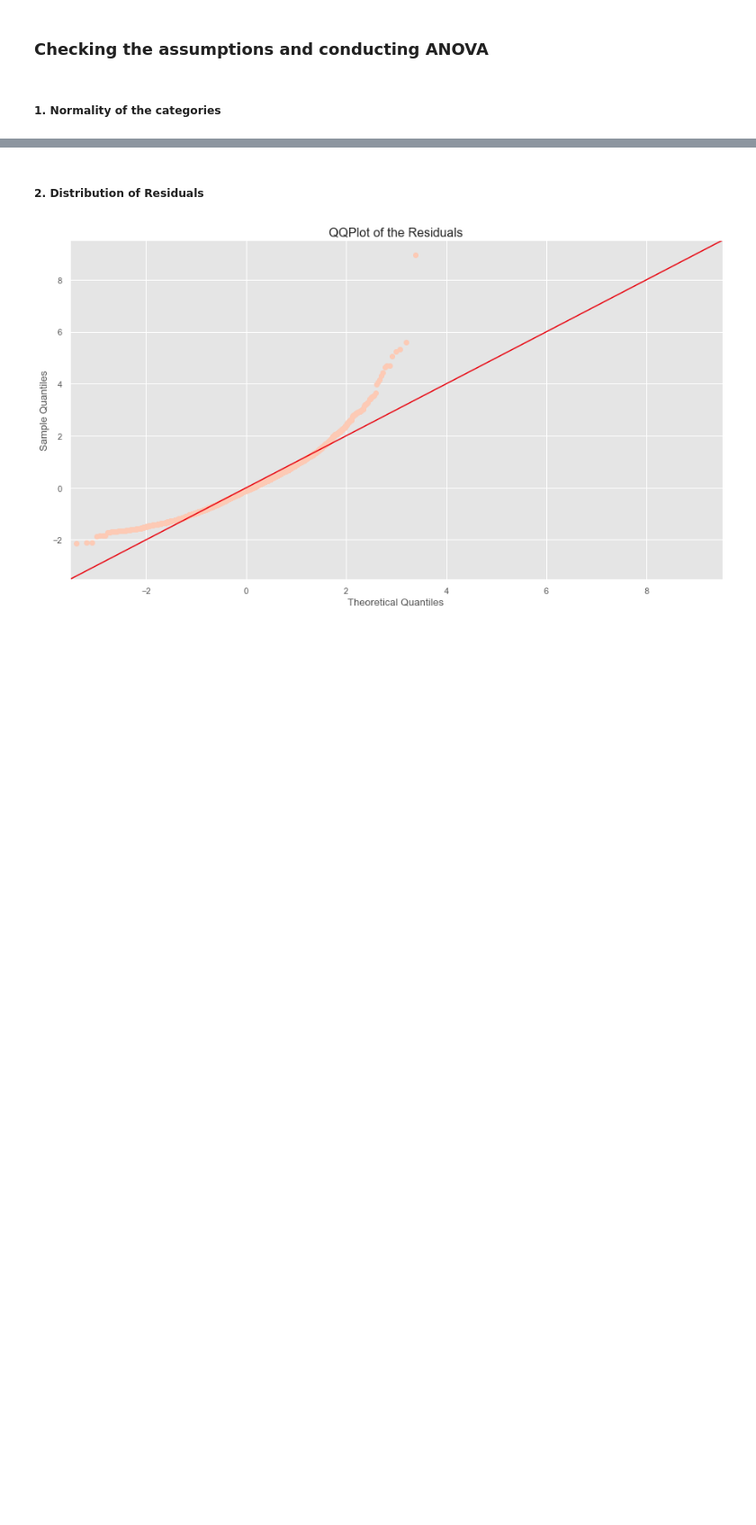
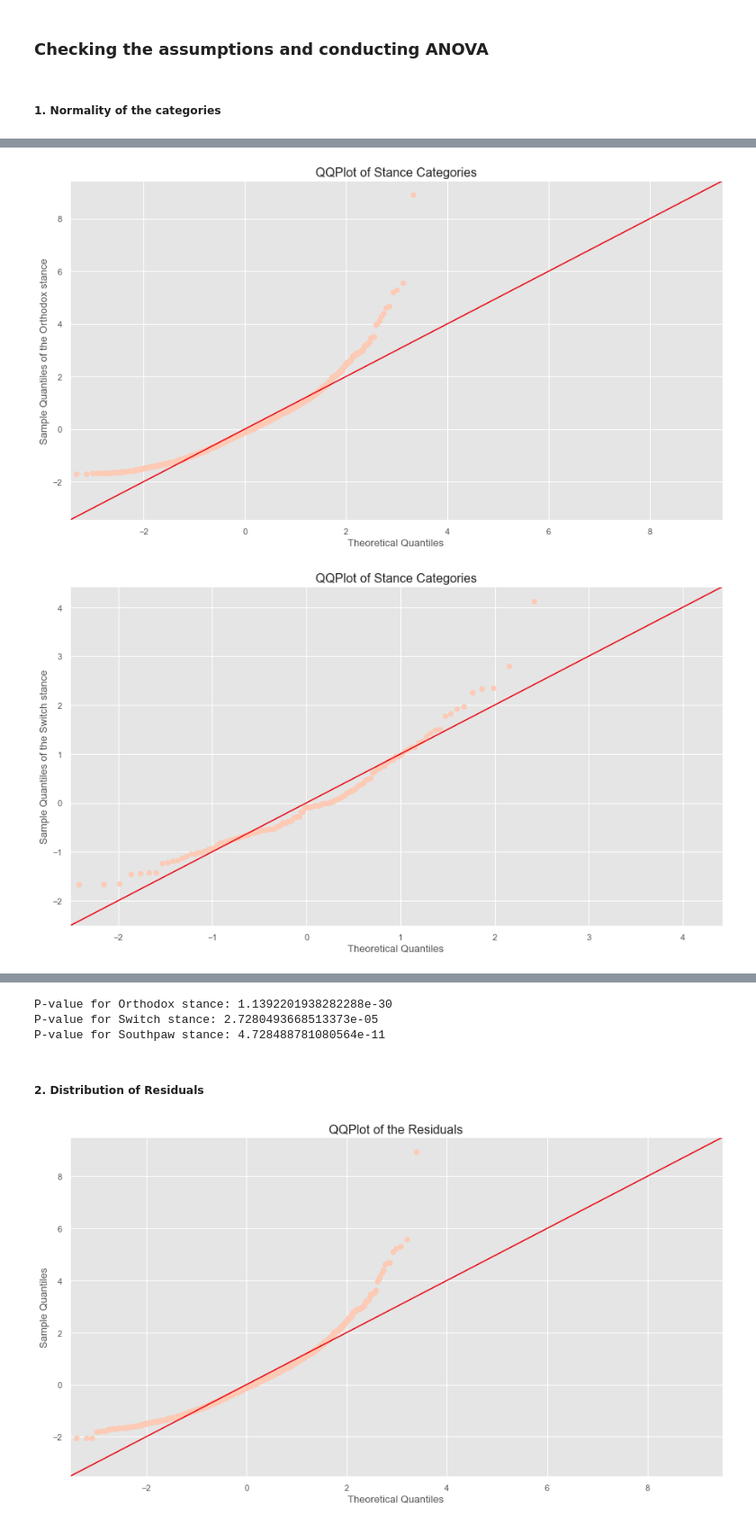
Before and after one commit to kamalzada/Machine-Learning-Projects, a Jupyter notebook: UFC_fighter-stance/stance-strikes.ipynb, the cells around one changed output, grey strips where cells are left out. Shown: that part at 90% size. Saved outputs shown, nothing was run; the diff lists cells and outputs as text; code cells hidden in the pictures; blank space fills up the shorter version.

Commit message:
shapiro-wilk

```diff
--- a/UFC_fighter-stance/stance-strikes.ipynb
+++ b/UFC_fighter-stance/stance-strikes.ipynb
@@ -441 +443,15 @@ P value for Switch category: 0.004534796476545929
 P value for Southpaw category: 0.0009999999999998899
+# %%
+#Let's check theoretical vs actual quantiles and see how much they differ
+for f in df['stance'].unique():
+    fig = qqplot(df[df['stance']==f]['SLpM'], line = '45', fit=True)
+    ax = plt.gca()
+    fig.set_size_inches(15, 8)
+    ax.set_xlabel('Theoretical Quantiles', fontsize=13)
+    ax.set_ylabel(f'Sample Quantiles of the {f} stance', fontsize=13)
+    ax.set_title("QQPlot of Stance Categories", fontsize=16)
+plt.show()
+#They look even enough
+# %% [output]
+[figure, added]
+[figure, added]
@@ -442,3 +459,11 @@ P value for Southpaw category: 0.0009999999999998899
+# %%
+#Now let's conduct Shapiro-Wilk test for more confident results
+for f in df['stance'].unique():
+    print(f'''P-value for {f} stance: {shapiro(df[df['stance']==f]['SLpM']).pvalue}''')
+# %% [output]
+P-value for Orthodox stance: 1.1392201938282288e-30
+P-value for Switch stance: 2.7280493668513373e-05
+P-value for Southpaw stance: 4.728488781080564e-11
 # %% [markdown]
 ##### 2. Distribution of Residuals
 # %%
```
Also changed, not shown: parts of 17 cells of this notebook.
